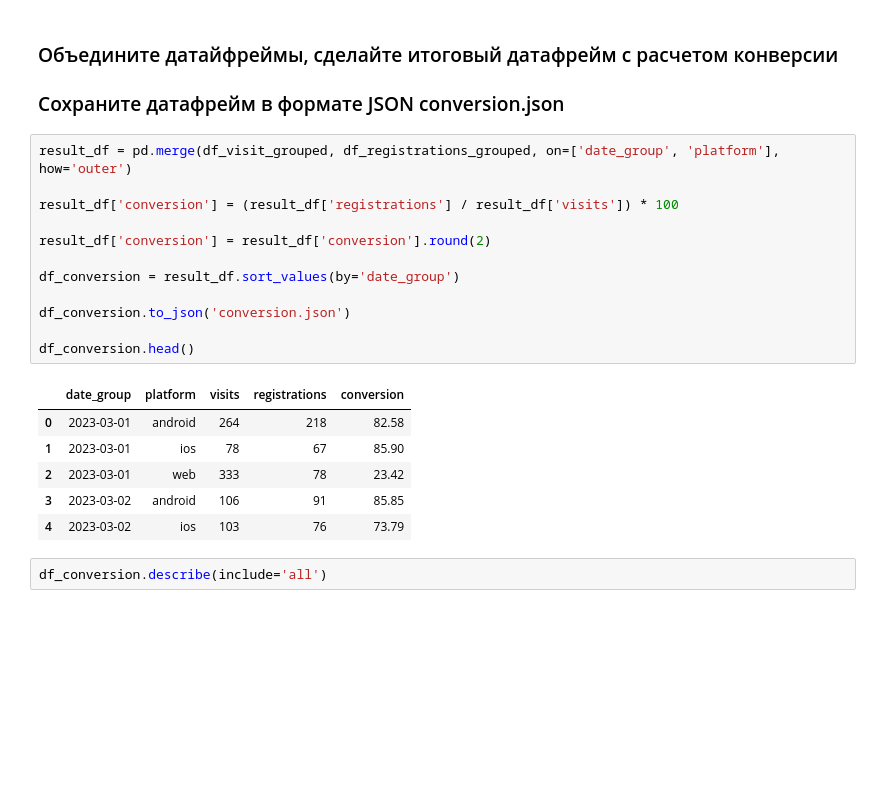
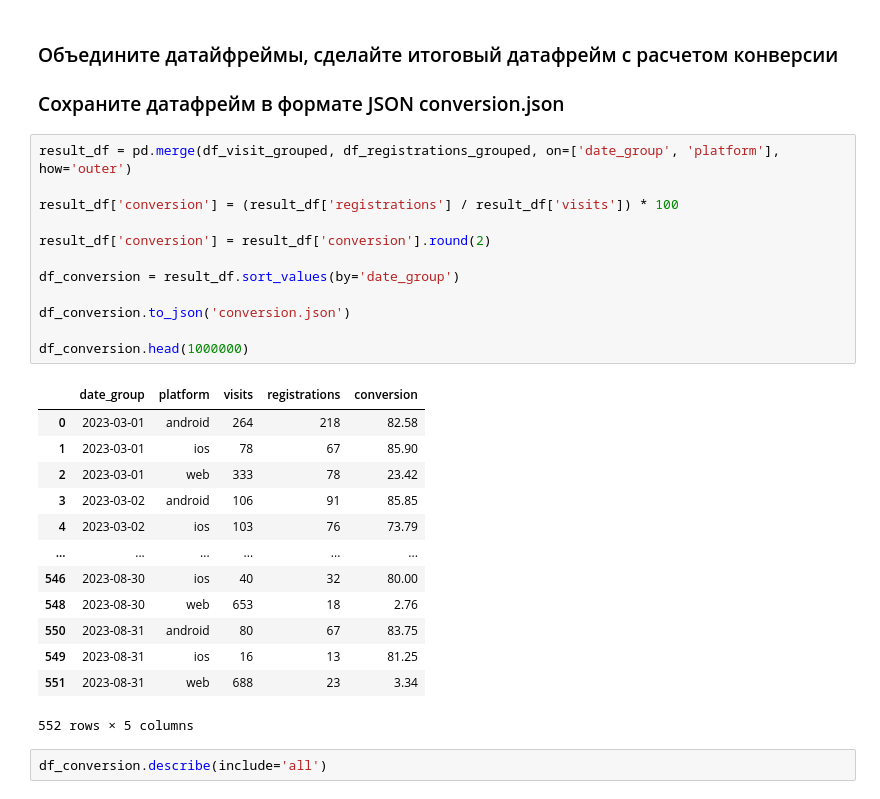
Before and after one commit to MaximManuyko/data-analytics-project-100, a Jupyter notebook: Проект_3.ipynb, the cells around one changed output. Cells and saved outputs as stored; diff of their text form; blank space fills up the shorter version.

```diff
--- a/Проект_3.ipynb
+++ b/Проект_3.ipynb
@@ -249,22 +302,29 @@ df_registrations_grouped.describe(include='all')
 # %%
 result_df = pd.merge(df_visit_grouped, df_registrations_grouped, on=['date_group', 'platform'], how='outer')
 
 result_df['conversion'] = (result_df['registrations'] / result_df['visits']) * 100
 
 result_df['conversion'] = result_df['conversion'].round(2)
 
 df_conversion = result_df.sort_values(by='date_group')
 
 df_conversion.to_json('conversion.json')
 
-df_conversion.head()
+df_conversion.head(1000000)
 # %% [output]
 |  | date_group | platform | visits | registrations | conversion |
 | 0 | 2023-03-01 | android | 264 | 218 | 82.58 |
 | 1 | 2023-03-01 | ios | 78 | 67 | 85.90 |
 | 2 | 2023-03-01 | web | 333 | 78 | 23.42 |
 | 3 | 2023-03-02 | android | 106 | 91 | 85.85 |
 | 4 | 2023-03-02 | ios | 103 | 76 | 73.79 |
+| ... | ... | ... | ... | ... | ... |
+| 546 | 2023-08-30 | ios | 40 | 32 | 80.00 |
+| 548 | 2023-08-30 | web | 653 | 18 | 2.76 |
+| 550 | 2023-08-31 | android | 80 | 67 | 83.75 |
+| 549 | 2023-08-31 | ios | 16 | 13 | 81.25 |
+| 551 | 2023-08-31 | web | 688 | 23 | 3.34 |
+552 rows × 5 columns
 # %%
 df_conversion.describe(include='all')
 # %% [output]
```
Also changed, not shown: parts of 16 cells of this notebook, 10 other files.
